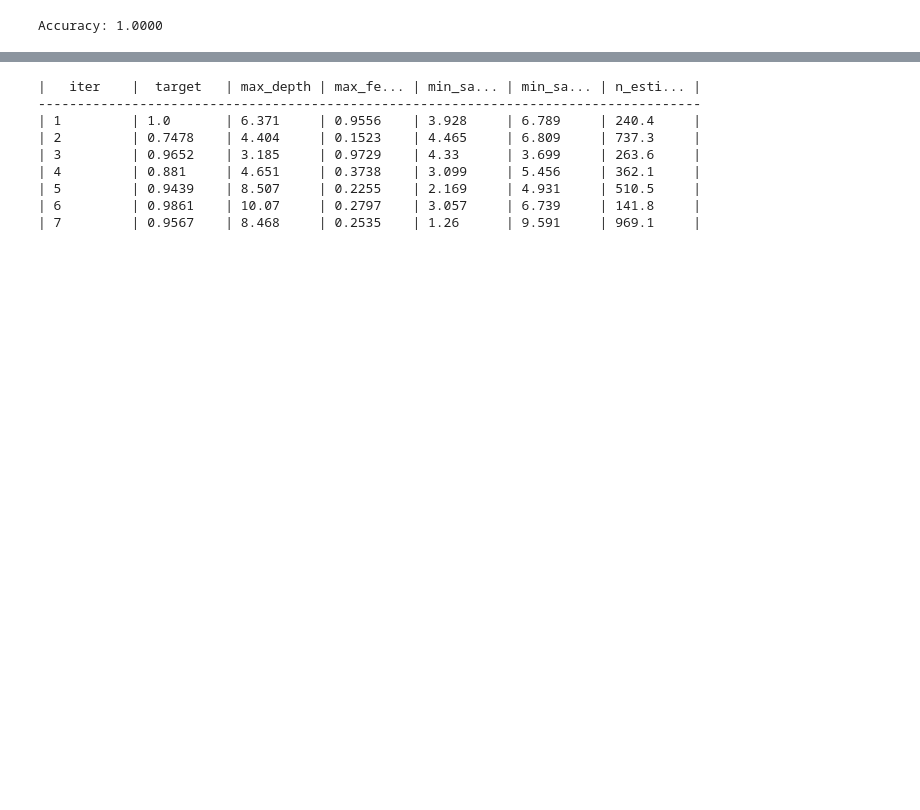
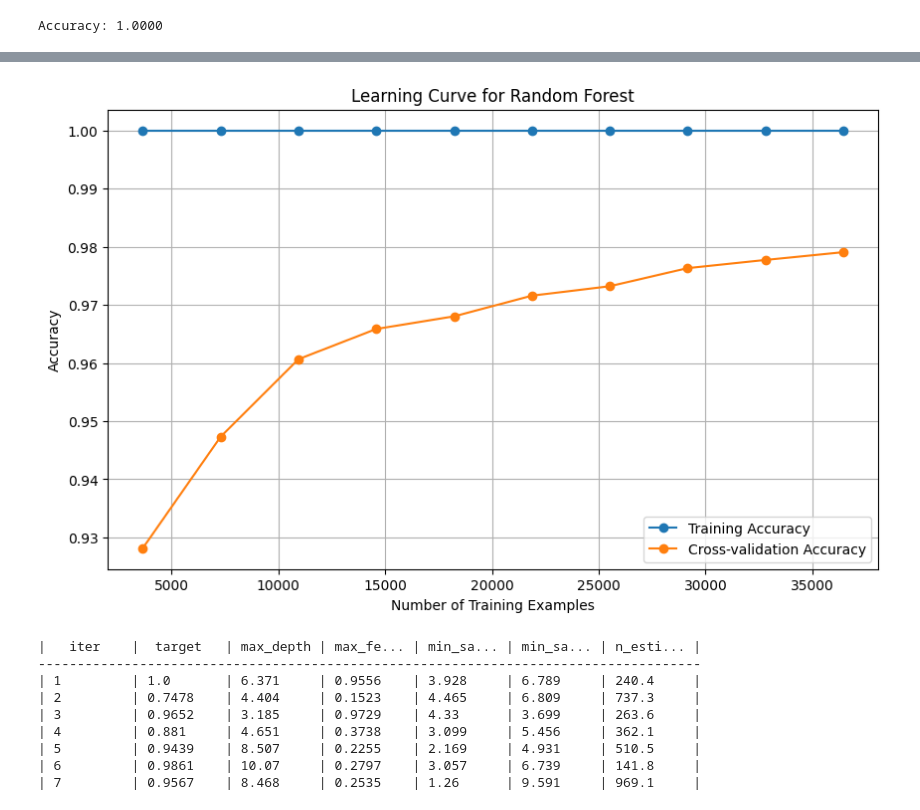
Before and after one commit to CodingYodha/Cosmic-Classifier, a Jupyter notebook: GOlden_Galaxy.ipynb, the cells around one changed output, grey strips where cells are left out. Saved outputs shown, nothing was run; the diff lists cells and outputs as text; code cells hidden in the pictures; blank space fills up the shorter version.

```diff
--- a/GOlden_Galaxy.ipynb
+++ b/GOlden_Galaxy.ipynb
@@ -339,3 +391,39 @@ plt.show()
+# %%
+from sklearn.model_selection import learning_curve
+from sklearn.ensemble import RandomForestClassifier
+import matplotlib.pyplot as plt
+import numpy as np
+
+# Initialize the RandomForestClassifier
+model = RandomForestClassifier(n_estimators=100, n_jobs=-1, random_state=42)
+
+# Generate learning curve data (using 5-fold cross-validation)
+train_sizes, train_scores, test_scores = learning_curve(
+    estimator=model,
+    X=X_train,
+    y=y_train,
+    cv=5,
+    scoring='accuracy',
+    n_jobs=-1,
+    train_sizes=np.linspace(0.1, 1.0, 10)
+)
+
+# Compute mean scores across folds
+train_scores_mean = np.mean(train_scores, axis=1)
+test_scores_mean = np.mean(test_scores, axis=1)
+
+# Plot the learning curve
+plt.figure(figsize=(10, 6))
+plt.plot(train_sizes, train_scores_mean, label='Training Accuracy', marker='o')
+plt.plot(train_sizes, test_scores_mean, label='Cross-validation Accuracy', marker='o')
+plt.xlabel('Number of Training Examples')
+plt.ylabel('Accuracy')
+plt.title('Learning Curve for Random Forest')
+plt.legend()
+plt.grid(True)
+plt.show()
+# %% [output]
+[figure, added]
 # %%
 from sklearn.ensemble import RandomForestClassifier
 from sklearn.model_selection import cross_val_score
```
Also changed, not shown: parts of 9 cells of this notebook, 3 other files.
